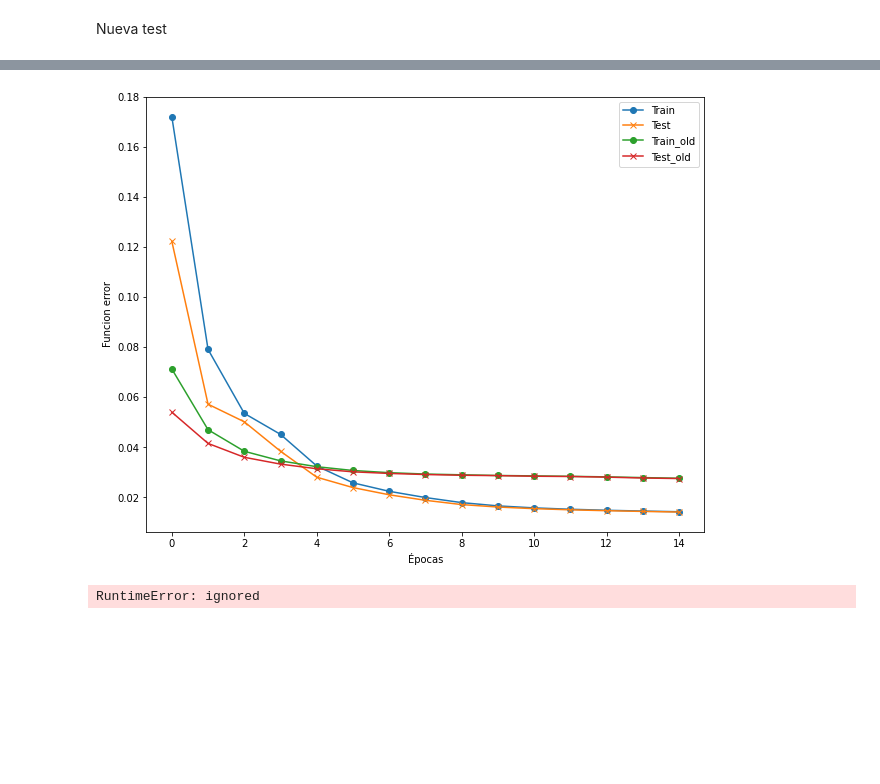
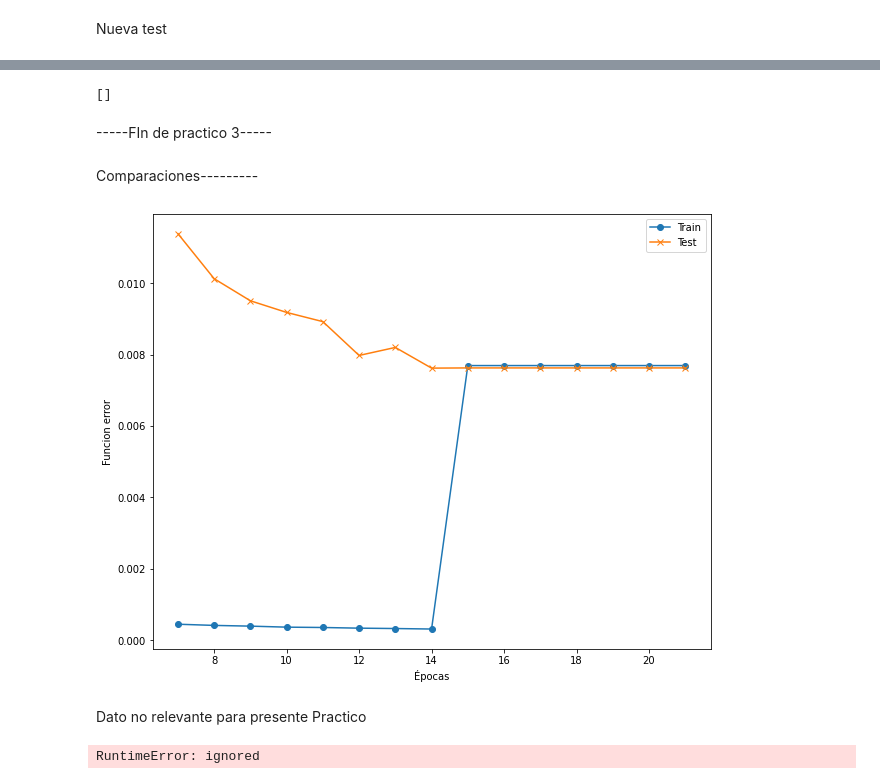
Before and after one commit to mpolitano/redesNueronales, a Jupyter notebook: Final2022.ipynb, the cells around one changed output, grey strips where cells are left out. Saved outputs shown, nothing was run; the diff lists cells and outputs as text; code cells hidden in the pictures; blank space fills up the shorter version.

```diff
--- a/Final2022.ipynb
+++ b/Final2022.ipynb
@@ -425,23 +501,35 @@ epoch : 15/15, train loss = 0.027682, test loss = 0.027557,
+# %%
+print(np.arange(len(train_loss_values)))
+# %% [output]
+[]
+# %% [markdown]
+-----FIn de practico 3-----
+# %% [markdown]
+Comparaciones---------
 # %%
-epochs = np.arange(len(train_loss_values))
+epochs = np.arange(7,len(train_loss_values))
 
 fig, ax = plt.subplots(figsize=(10, 8))
-
 ax.set_ylabel('Funcion error')
 ax.set_xlabel('Épocas')
 
-ax.plot(epochs, np.array(train_loss_values), 'o-', label='Train')
-ax.plot(epochs, np.array(test_loss_values), 'x-', label='Test')
-ax.plot(epochs, np.array(train_loss_values_old), 'o-', label='Train_old')
-ax.plot(epochs, np.array(test_loss_values_old), 'x-', label='Test_old')
+ax.plot(epochs, np.array(train_loss_values[7:]), 'o-', label='Train')
+ax.plot(epochs, np.array(test_loss_values[7:]), 'x-', label='Test')
+# ax.plot(epochs, np.array(train_loss_values_old), 'o-', label='Train_old')
+# ax.plot(epochs, np.array(test_loss_values_old), 'x-', label='Test_old')
 
 ax.legend()
+# ticks = [0.03, 0.04, 0.05, 0.06, 0.07]
+# tickLabels = map(str, ticks)
 
+# plt.yticks(ticks)
 plt.savefig( "Train-vs-test.png")
 
 plt.show()
 # %% [output]
-[figure, old version]
+[figure, new version]
+# %% [markdown]
+Dato no relevante para presente Practico
 # %%
 test_dataset = torchvision.datasets.MNIST(
     root="~/torch_datasets", train=False, transform=transform, download=True
```
Also changed, not shown: parts of 34 cells of this notebook.
